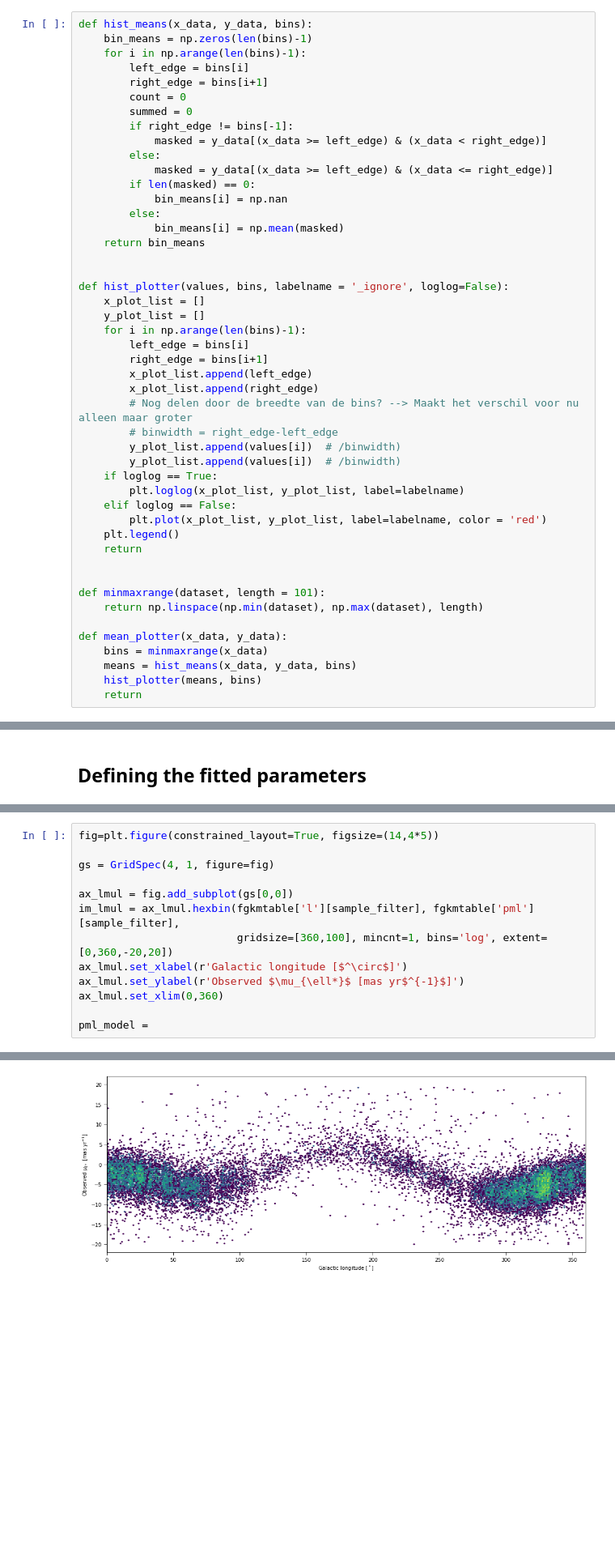
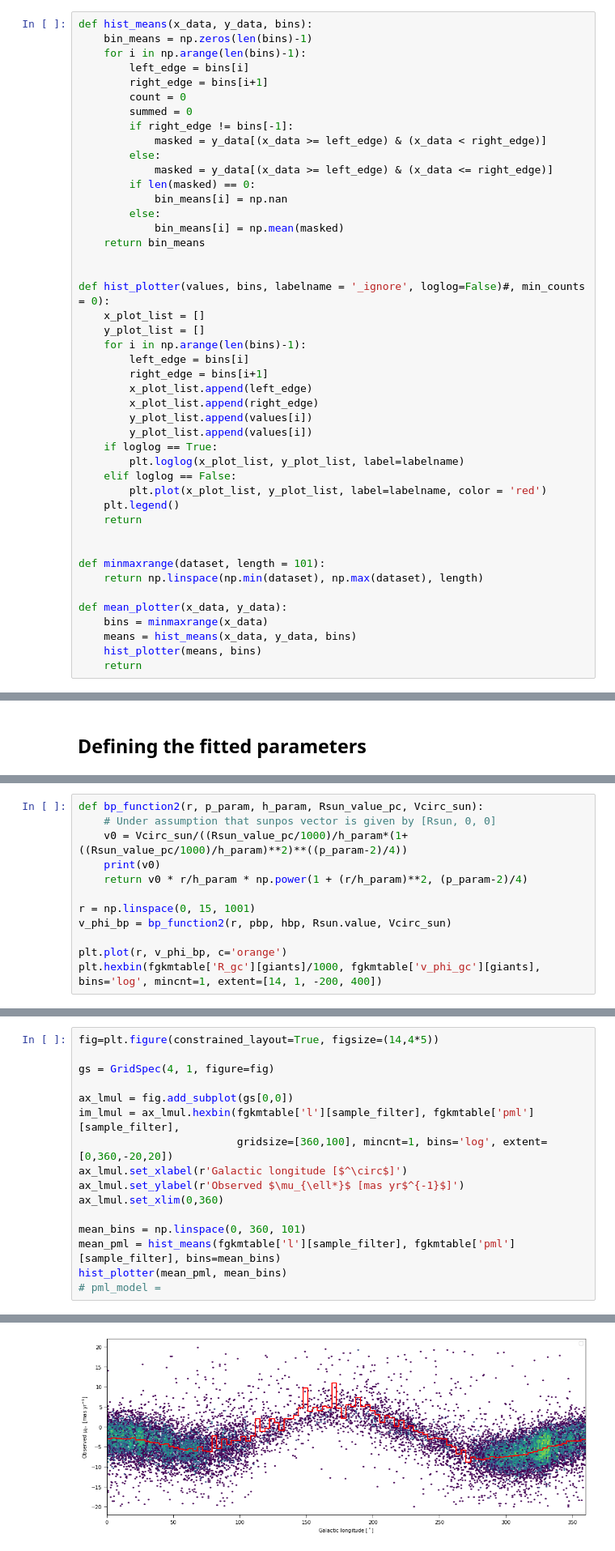
Before and after one commit to RRijnenberg/milkyway-rotation-curve_fork, a Jupyter notebook: Post_fit.ipynb, the cells around one changed output, grey strips where cells are left out. Shown: that part at 81% size. Saved outputs shown, nothing was run; the diff lists cells and outputs as text; blank space fills up the shorter version.

```diff
--- a/Post_fit.ipynb
+++ b/Post_fit.ipynb
@@ -45,7 +45,7 @@ def hist_means(x_data, y_data, bins):
     return bin_means
 
 
-def hist_plotter(values, bins, labelname = '_ignore', loglog=False):
+def hist_plotter(values, bins, labelname = '_ignore', loglog=False)#, min_counts = 0):
     x_plot_list = []
     y_plot_list = []
     for i in np.arange(len(bins)-1):
@@ -53,10 +53,8 @@ def hist_plotter(values, bins, labelname = '_ignore', loglog=False):
         right_edge = bins[i+1]
         x_plot_list.append(left_edge)
         x_plot_list.append(right_edge)
-        # Nog delen door de breedte van de bins? --> Maakt het verschil voor nu alleen maar groter
-        # binwidth = right_edge-left_edge
-        y_plot_list.append(values[i])  # /binwidth)
-        y_plot_list.append(values[i])  # /binwidth)
+        y_plot_list.append(values[i])
+        y_plot_list.append(values[i])
     if loglog == True:
         plt.loglog(x_plot_list, y_plot_list, label=labelname)
     elif loglog == False:
@@ -314,0 +324,12 @@ UnitConversionError: 'pc2' (area) and 'kpc' (length) are not convertible
+# %%
+def bp_function2(r, p_param, h_param, Rsun_value_pc, Vcirc_sun):
+    # Under assumption that sunpos vector is given by [Rsun, 0, 0]
+    v0 = Vcirc_sun/((Rsun_value_pc/1000)/h_param*(1+((Rsun_value_pc/1000)/h_param)**2)**((p_param-2)/4))
+    print(v0)
+    return v0 * r/h_param * np.power(1 + (r/h_param)**2, (p_param-2)/4)
+
+r = np.linspace(0, 15, 1001)
+v_phi_bp = bp_function2(r, pbp, hbp, Rsun.value, Vcirc_sun)
+
+plt.plot(r, v_phi_bp, c='orange')
+plt.hexbin(fgkmtable['R_gc'][giants]/1000, fgkmtable['v_phi_gc'][giants], bins='log', mincnt=1, extent=[14, 1, -200, 400])
@@ -324,5 +349,8 @@ ax_lmul.set_xlabel(r'Galactic longitude [$^\circ$]')
 ax_lmul.set_ylabel(r'Observed $\mu_{\ell*}$ [mas yr$^{-1}$]')
 ax_lmul.set_xlim(0,360)
 
-pml_model =
+mean_bins = np.linspace(0, 360, 101)
+mean_pml = hist_means(fgkmtable['l'][sample_filter], fgkmtable['pml'][sample_filter], bins=mean_bins)
+hist_plotter(mean_pml, mean_bins)
+# pml_model =
 # %% [output]
@@ -330 +358 @@ pml_model =
-[figure, old version]
+[figure, new version]
```
Also changed, not shown: parts of 6 cells of this notebook.
